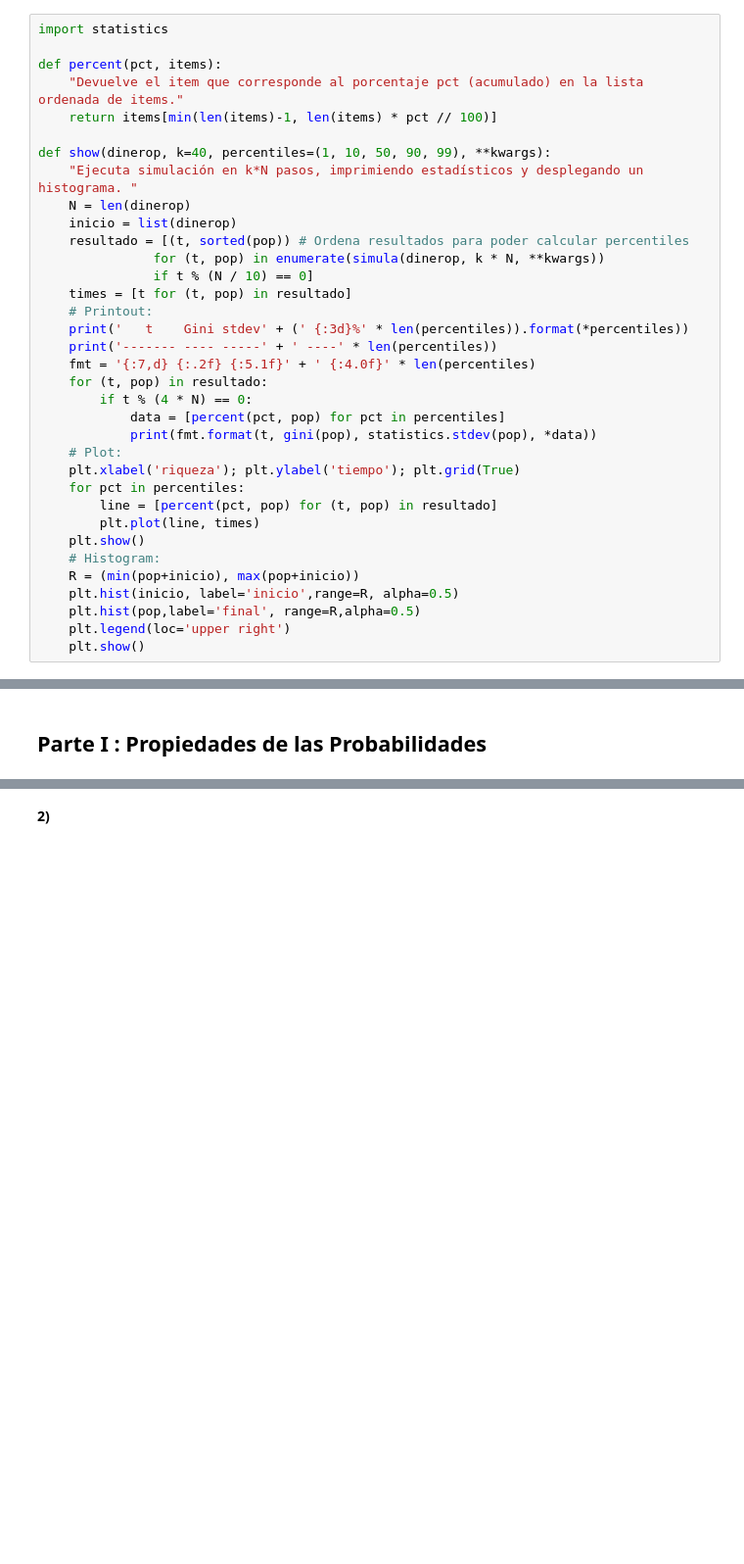
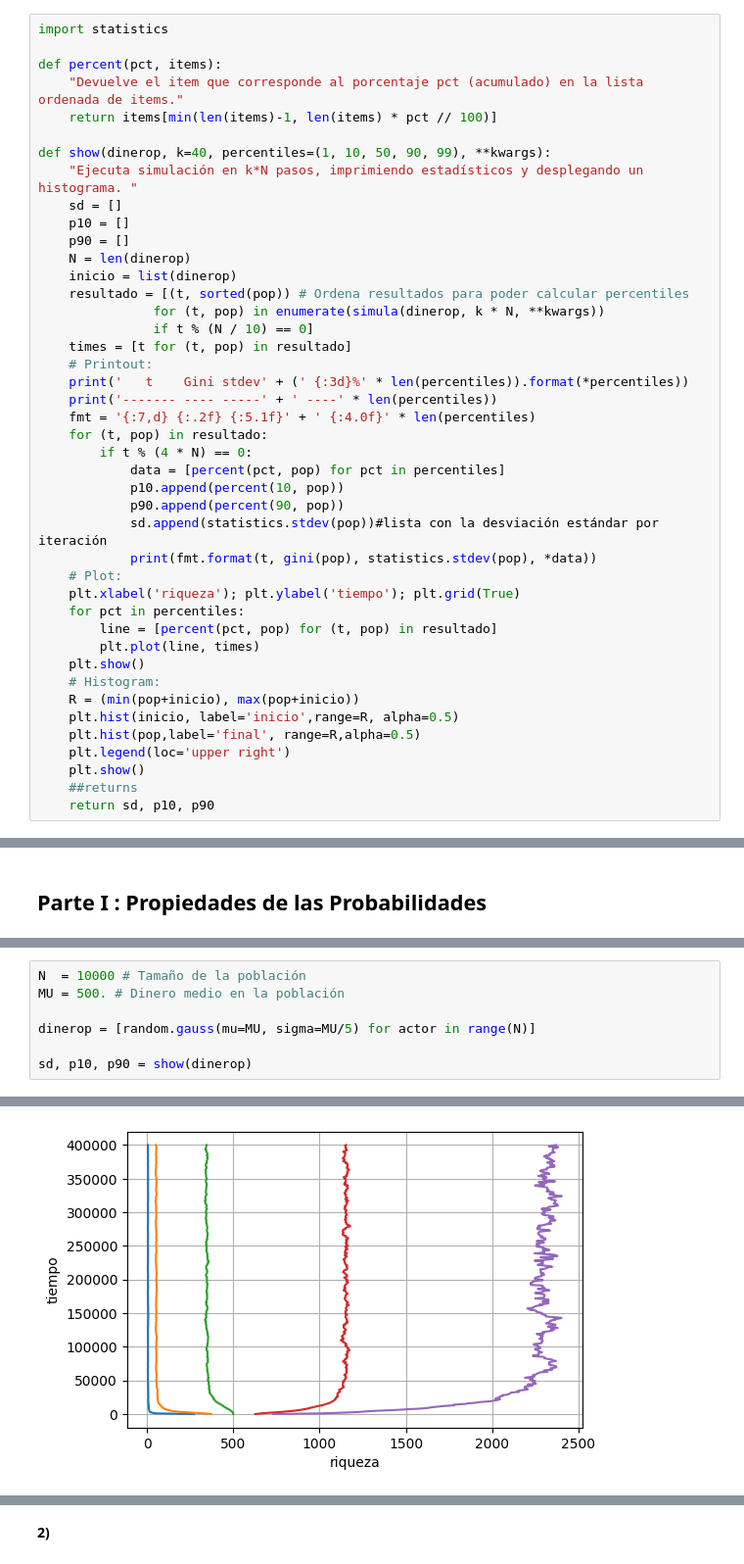
Before and after one commit to Spun1/INFO-274, a Jupyter notebook: PROYECTO/ProyectoUnidad1.ipynb, the cells around one changed output, grey strips where cells are left out. Shown at 98% size. Saved outputs shown, nothing was run; the diff lists cells and outputs as text; blank space fills up the shorter version.

```diff
--- a/PROYECTO/ProyectoUnidad1.ipynb
+++ b/PROYECTO/ProyectoUnidad1.ipynb
@@ -143,6 +143,9 @@ def percent(pct, items):
 
 def show(dinerop, k=40, percentiles=(1, 10, 50, 90, 99), **kwargs):
     "Ejecuta simulación en k*N pasos, imprimiendo estadísticos y desplegando un histograma. "
+    sd = []
+    p10 = []
+    p90 = []
     N = len(dinerop)
     inicio = list(dinerop)
     resultado = [(t, sorted(pop)) # Ordena resultados para poder calcular percentiles
@@ -156,6 +159,9 @@ def show(dinerop, k=40, percentiles=(1, 10, 50, 90, 99), **kwargs):
     for (t, pop) in resultado:
         if t % (4 * N) == 0:
             data = [percent(pct, pop) for pct in percentiles]
+            p10.append(percent(10, pop))
+            p90.append(percent(90, pop))
+            sd.append(statistics.stdev(pop))#lista con la desviación estándar por iteración
             print(fmt.format(t, gini(pop), statistics.stdev(pop), *data))
     # Plot:
     plt.xlabel('riqueza'); plt.ylabel('tiempo'); plt.grid(True)
@@ -169,6 +175,8 @@ def show(dinerop, k=40, percentiles=(1, 10, 50, 90, 99), **kwargs):
     plt.hist(pop,label='final', range=R,alpha=0.5)
     plt.legend(loc='upper right')
     plt.show()
+    ##returns
+    return sd, p10, p90
 # %%
 N  = 5000 # Tamaño de la población
 MU = 100. # Dinero medio en la población
@@ -239,0 +267,8 @@ Ejemplo de repositorio: https://archive.ics.uci.edu/ml/datasets.php .
+# %%
+N  = 10000 # Tamaño de la población
+MU = 500. # Dinero medio en la población
+
+dinerop = [random.gauss(mu=MU, sigma=MU/5) for actor in range(N)]
+
+sd, p10, p90 = show(dinerop)
+# %% [output]
@@ -239,0 +288 @@ Ejemplo de repositorio: https://archive.ics.uci.edu/ml/datasets.php .
+[figure, added]
```
Also changed, not shown: parts of 11 cells of this notebook.
